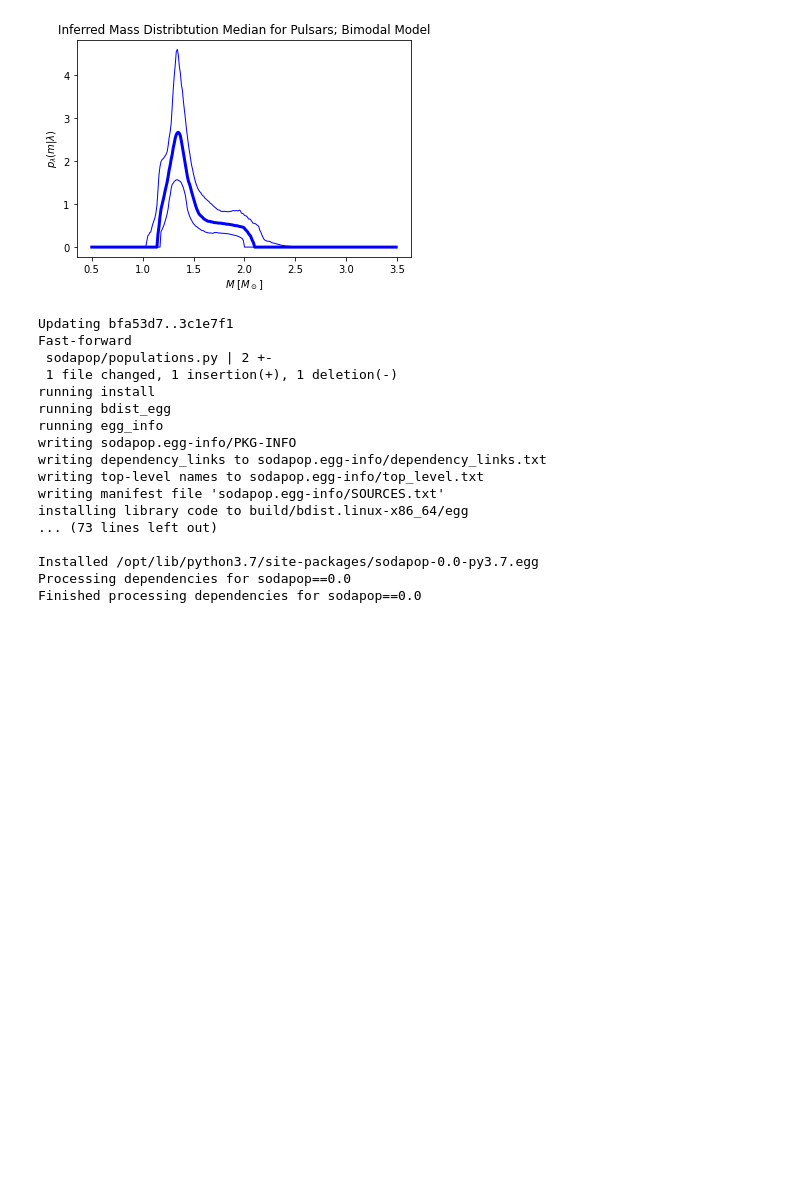
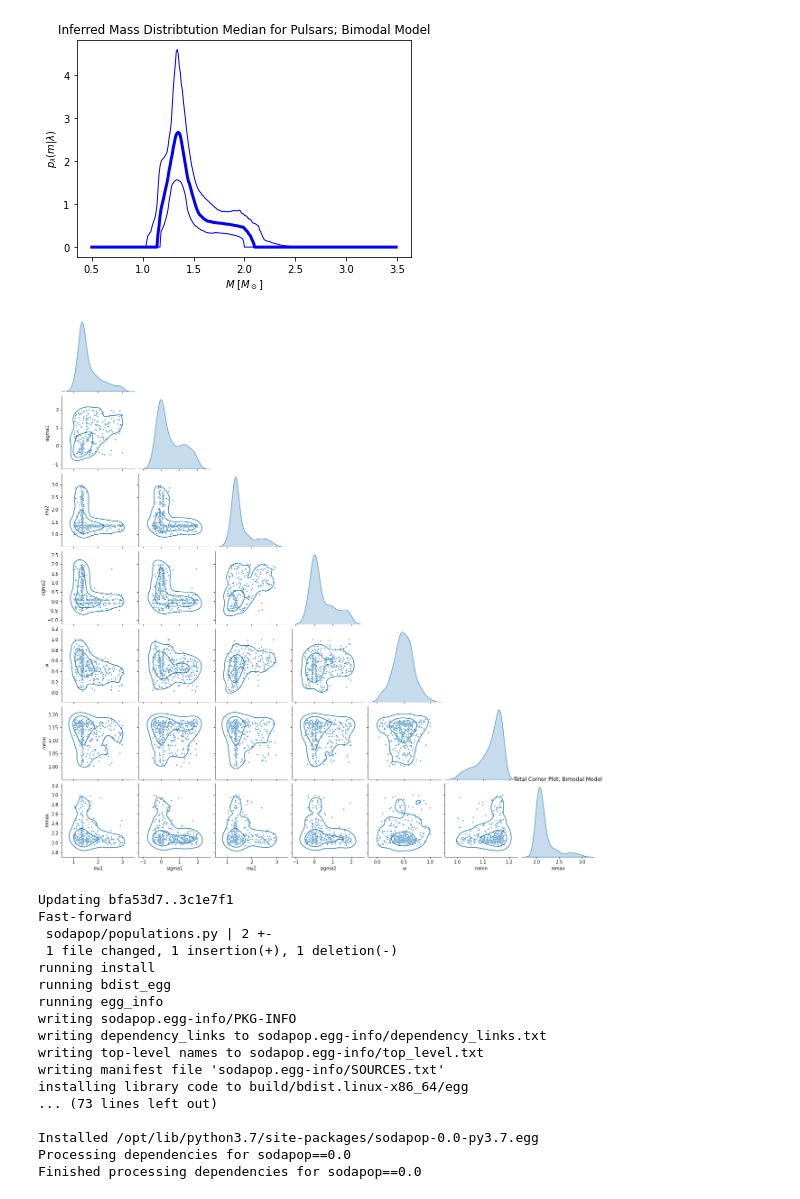
Before and after one commit to katherinekarababas/sodapop-em, a Jupyter notebook: Pulsar_Likelihoods_with_Different_Models.ipynb, the cells around one changed output. Drawn from its saved outputs; the diff is of its cells as text; code cells hidden in the pictures; blank space fills up the shorter version.

```diff
--- a/Pulsar_Likelihoods_with_Different_Models.ipynb
+++ b/Pulsar_Likelihoods_with_Different_Models.ipynb
@@ -356,6 +356,20 @@ plt.show()
 # %% [output]
 [figure]
 [figure]
+# %%
+post_dat = np.genfromtxt(pop_mod+'.csv',delimiter=',',names=True,dtype=None)
+
+params = post_dat.dtype.names[:-3]
+post = np.column_stack([post_dat[param] for param in params])
+post_frame = pd.DataFrame(post,columns=params)
+
+fig = sns.pairplot(post_frame, kind='scatter', markers='.', diag_kind='kde', corner=True, diag_kws=dict(lw=1,common_norm=False))
+fig.map_lower(sns.kdeplot, levels=[0.1,0.5])
+
+plt.title ('Total Corner Plot; Bimodal Model')
+plt.show()
+# %% [output]
+[figure, added]
 # %%
 # hopefully faster to run changed in packages
 %%bash
```
